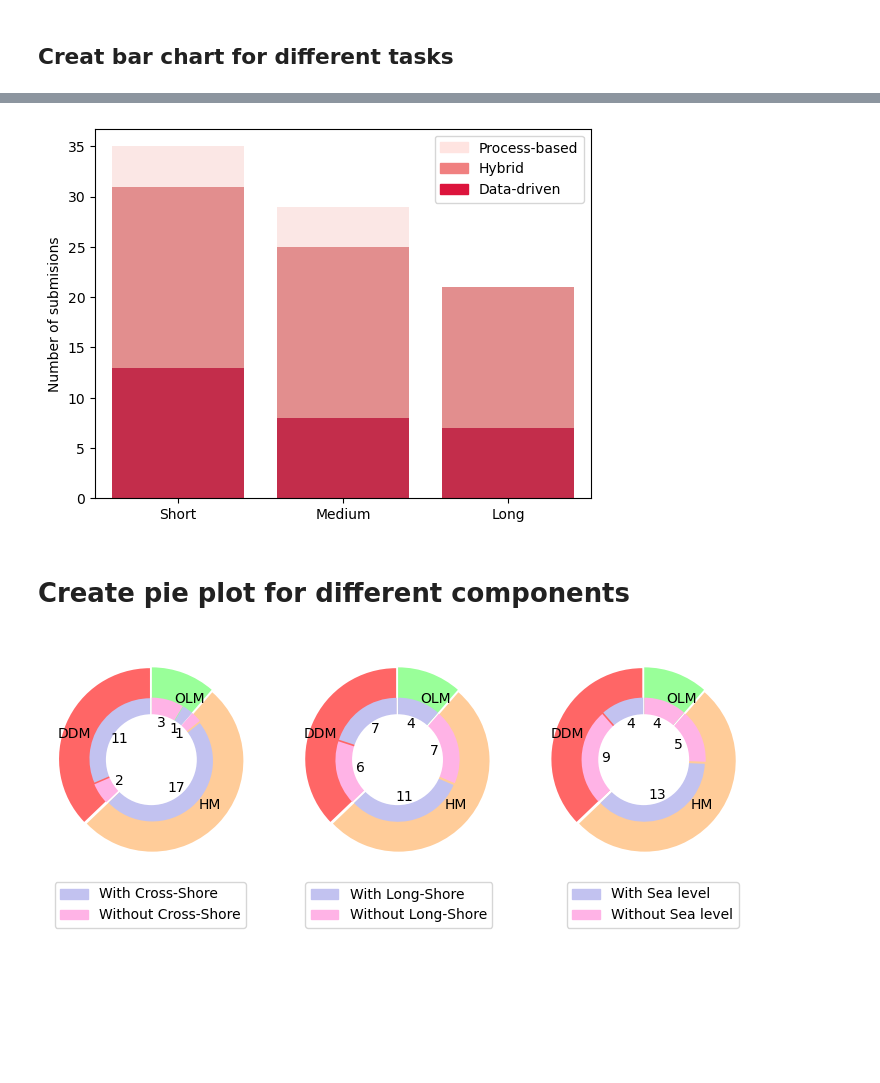
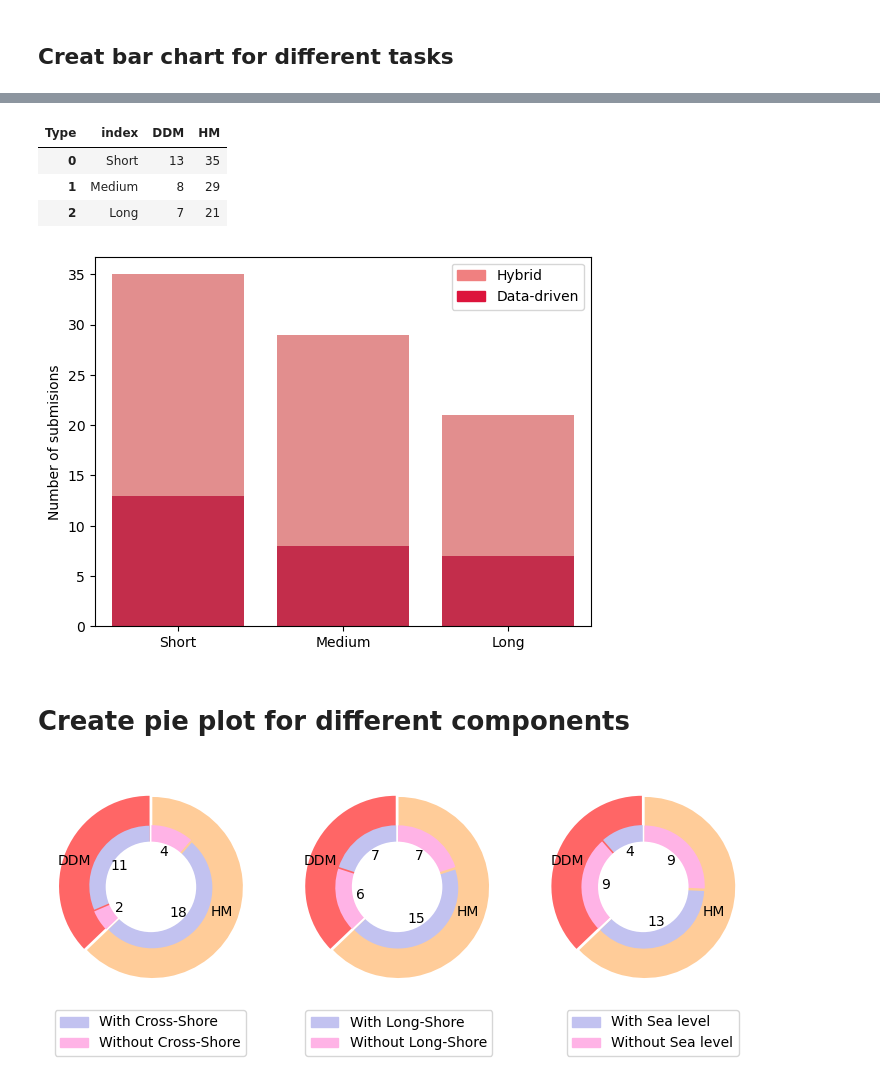
Before and after one commit to ShoreShop/ShoreModel_Benchmark, a Jupyter notebook: 2.submission_summary.ipynb, the cells around one changed output, grey strips where cells are left out. Cells and saved outputs as stored; diff of their text form; code cells hidden in the pictures; blank space fills up the shorter version.

Commit message:
Update plots

```diff
--- a/2.submission_summary.ipynb
+++ b/2.submission_summary.ipynb
@@ -95,24 +115,30 @@ plt.savefig('figures/submissions_map.jpg', dpi=300, bbox_inches='tight')
+# %%
+df_meta_task = df_meta.groupby('Type')[['Short', 'Medium', 'Long']].count().cumsum().transpose().reset_index()
+df_meta_task
+# %% [output]
+| Type | index | DDM | HM |
+| 0 | Short | 13 | 35 |
+| 1 | Medium | 8 | 29 |
+| 2 | Long | 7 | 21 |
 # %%
 import seaborn as sns
 import matplotlib.patches as mpatches
 import matplotlib.ticker as tck
 # set the figure size
 # bar chart 1 -> top bars (group of 'smoker=No')
 fig, ax = plt.subplots(1,1)
-bar0 = sns.barplot(x="index",  y="OLM", data=df_meta_task, color='mistyrose', ax=ax)
 bar1 = sns.barplot(x="index",  y="HM", data=df_meta_task, color='lightcoral', ax=ax)
 bar2 = sns.barplot(x="index",  y="DDM", data=df_meta_task, color='crimson', ax=ax)
 ax.set_xlabel(None)
 ax.set_ylabel('Number of submisions')
 
-top_bar = mpatches.Patch(color='mistyrose', label='Process-based')
 medium_bar = mpatches.Patch(color='lightcoral', label='Hybrid')
 bottom_bar = mpatches.Patch(color='crimson', label='Data-driven')
-ax.legend(handles=[top_bar, medium_bar, bottom_bar])
+ax.legend(handles=[medium_bar, bottom_bar])
 #ax.yaxis.set_major_locator(tck.MultipleLocator())
 plt.savefig('figures/submissions_barplot.jpg', dpi=300, bbox_inches='tight')
 # %% [output]
-[figure, old version]
+[figure, new version]
 # %% [markdown]
 # Create pie plot for different components
 # %%
@@ -154,4 +180,4 @@ for i, component in enumerate(['Cross-Shore', 'Long-Shore', 'Sea level']):
 
 plt.savefig('figures/submissions_pieplot.jpg', dpi=300, bbox_inches='tight')
 # %% [output]
-[figure, old version]
+[figure, new version]
```
Also changed, not shown: parts of 3 cells of this notebook, 55 other files.
